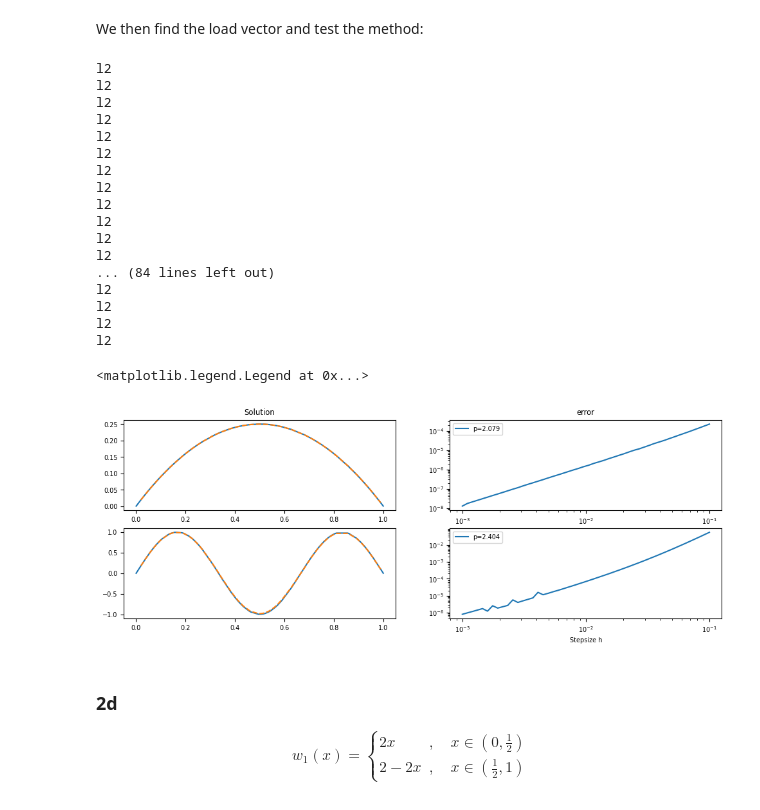
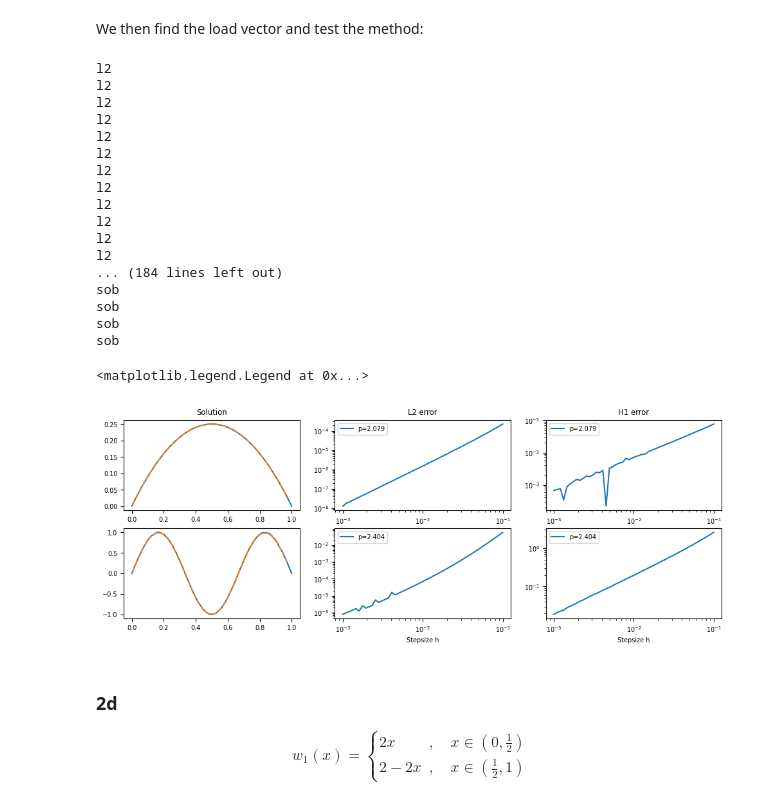
Before and after one commit to martinsw01/numdiff_p2, a Jupyter notebook: example.ipynb, the cells around one changed output. Saved outputs shown, nothing was run; the diff lists cells and outputs as text; code cells hidden in the pictures.

```diff
--- a/example.ipynb
+++ b/example.ipynb
@@ -207,52 +222,68 @@ U_2b2 = np.linalg.solve(A, F_2b2)
 # now we also find the error
 e1, H1 = loglog_error(f2b_1, u2b_1)#, u_x_2b_1)
 e2, H2 = loglog_error(f2b_2, u2b_2)#, u_x_2b_2)
+sob_e1, H1_ = loglog_error(f2b_1, u2b_1, lambda x: 1-2*x)#, u_x_2b_1)
+sob_e2, H2_ = loglog_error(f2b_2, u2b_2, lambda x: 3*np.pi*np.cos(3*np.pi*x))#, u_x_2b_2)
 
 p1 = np.polyfit(np.log(H1), np.log(e1), 1)[0]
 p2 = np.polyfit(np.log(H2), np.log(e2), 1)[0]
+sob_p1 = np.polyfit(np.log(H1), np.log(e1), 1)[0]
+sob_p2 = np.polyfit(np.log(H2), np.log(e2), 1)[0]
 
 # Here we plit the figures
 plt.figure(figsize=(12,4))
 
-plt.subplot(2,2,1, title='Solution')
+plt.subplot(2,3,1, title='Solution')
 plt.plot(X, u2b_1(X))
 plt.plot(X[1:-1], U_2b1, linestyle='dashed')
 
-plt.subplot(2,2,3)
+plt.subplot(2,3,4)
 plt.plot(X, u2b_2(X))
 plt.plot(X[1:-1], U_2b2, linestyle='dashed')
 
-plt.subplot(2,2,2, title='error')
+plt.subplot(2,3,2, title='L2 error')
 plt.loglog(H1, e1, label=f"p={p1:.3f}")
 plt.xlabel('Stepsize h')
 #plt.ylabel('error')
 plt.legend()
 
-plt.subplot(2,2,4)
+plt.subplot(2,3,5)
 plt.loglog(H2, e2, label=f"p={p2:.3f}")
 plt.xlabel('Stepsize h')
 #plt.ylabel('error')
 plt.legend()
+
+plt.subplot(2,3,3, title='H1 error')
+plt.loglog(H1, sob_e1, label=f"p={sob_p1:.3f}")
+plt.xlabel('Stepsize h')
+#plt.ylabel('error')
+plt.legend()
+
+plt.subplot(2,3,6)
+plt.loglog(H2, sob_e2, label=f"p={sob_p2:.3f}")
+plt.xlabel('Stepsize h')
+#plt.ylabel('error')
+plt.legend()
 # %% [output]
 l2
 l2
 l2
 l2
 l2
 l2
 l2
 l2
 l2
 l2
 l2
 l2
-... (84 lines left out)
-l2
-l2
-l2
-l2
+... (184 lines left out)
+sob
+sob
+sob
+sob
 <matplotlib.legend.Legend at 0x...>
-[figure, old version]
+[figure, new version]
 # %% [markdown]
 ### 2d
 
```
Also changed, not shown: parts of 4 cells of this notebook.
